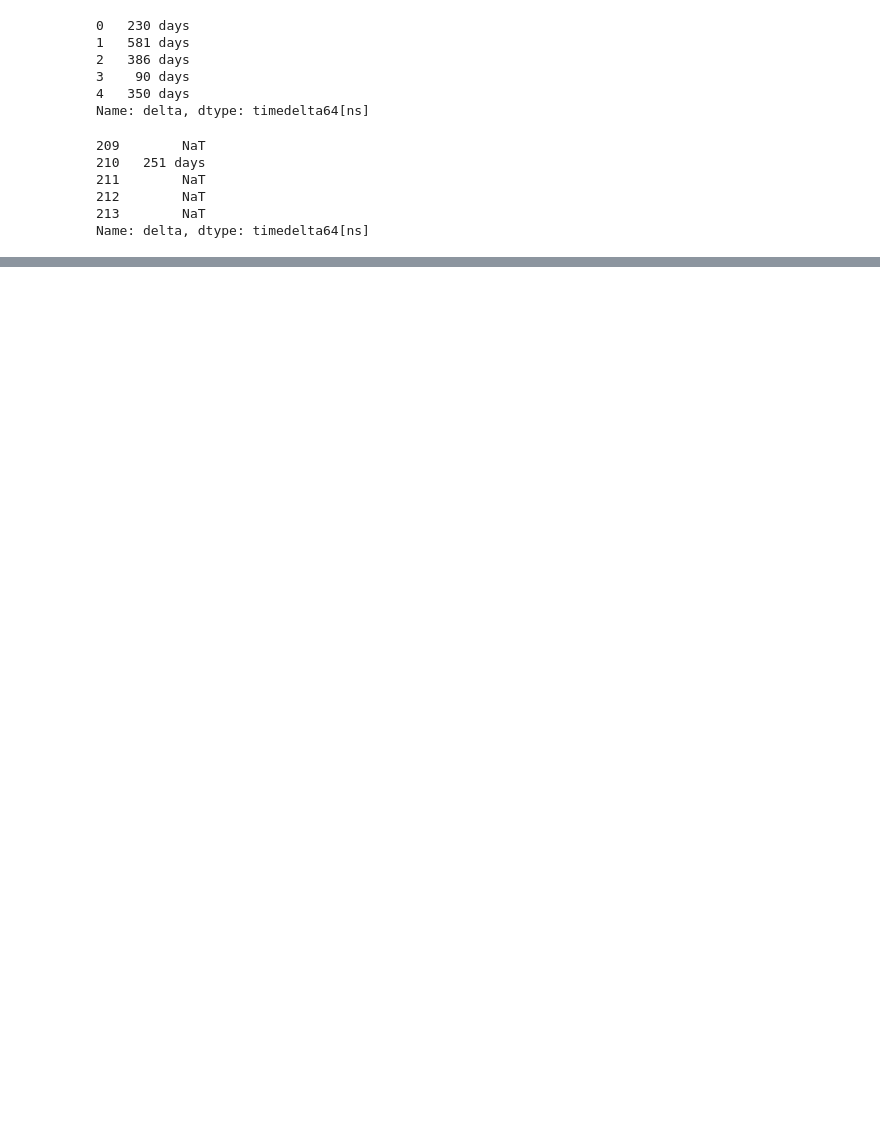
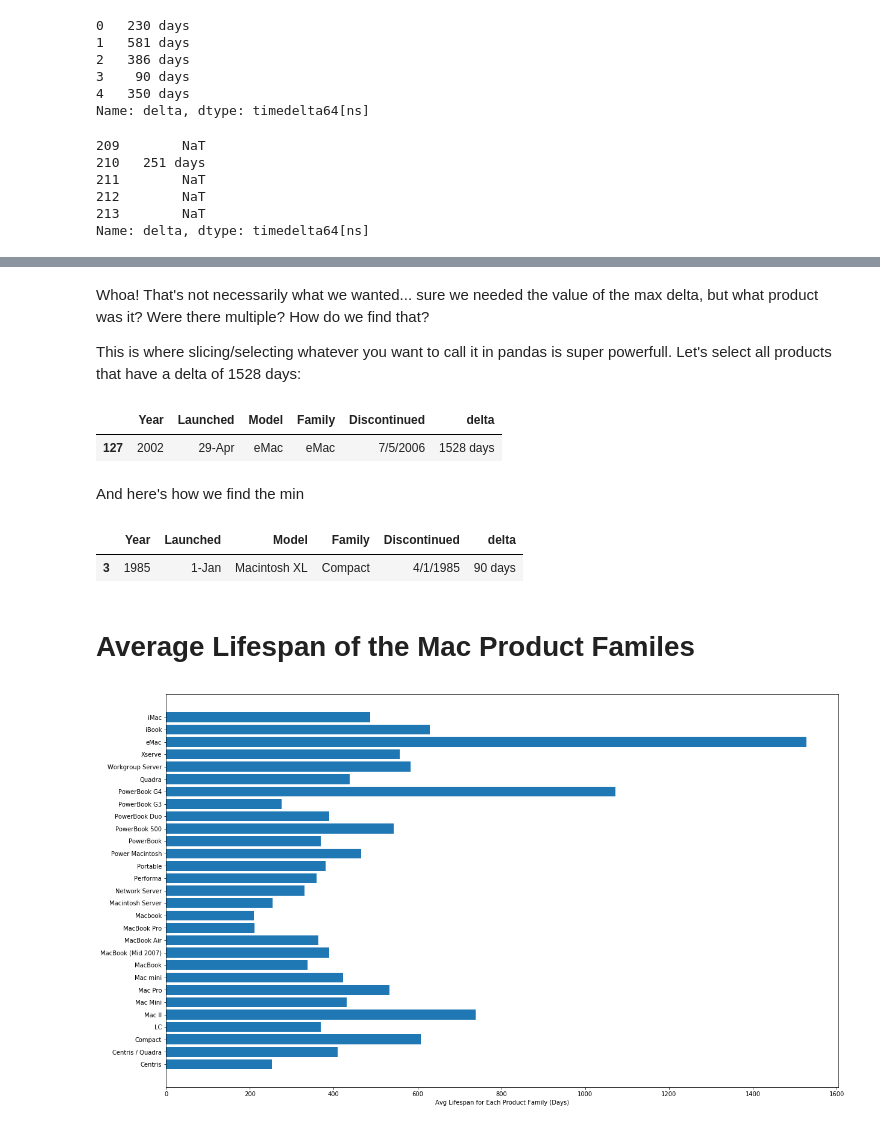
Before and after one commit to mertzjames/tutorials, a Jupyter notebook: Jupyter/Lab/challenge_lifespan_Solution.ipynb, the cells around one changed output, grey strips where cells are left out. Drawn from its saved outputs; the diff is of its cells as text; code cells hidden in the pictures; blank space fills up the shorter version.

Commit message:
full solution for the lifespan challenge

```diff
--- a/Jupyter/Lab/challenge_lifespan_Solution.ipynb
+++ b/Jupyter/Lab/challenge_lifespan_Solution.ipynb
@@ -46,22 +141,0 @@ plt.show()
-# %%
-import datetime as dt
-
-def combine_date(day_month, year):
-    month_conv = {
-        "Jan": 1,
-        "Feb": 2,
-        "Mar": 3,
-        "Apr": 4,
-        "May": 5,
-        "Jun": 6,
-        "Jul": 7,
-        "Aug": 8,
-        "Sep": 9,
-        "Oct": 10,
-        "Nov": 11,
-        "Dec": 12
-    }
-    day, month = day_month.split("-")
-    day = int(day)
-    month = month_conv[month]
-    return dt.date(year, month, day)
@@ -140,0 +235,34 @@ avg_lifespan
+# %% [markdown]
+Whoa!  That's not necessarily what we wanted... sure we needed the value of the max delta, but what product was it?  Were there multiple?  How do we find that?
+
+This is where slicing/selecting whatever you want to call it in pandas is super powerfull.  Let's select all products that have a delta of 1528 days:
+# %%
+mac_timeline_data[mac_timeline_data.delta == mac_timeline_data['delta'].max()]
+# %% [output]
+|  | Year | Launched | Model | Family | Discontinued | delta |
+| 127 | 2002 | 29-Apr | eMac | eMac | 7/5/2006 | 1528 days |
+# %% [markdown]
+And here's how we find the min
+# %%
+mac_timeline_data[mac_timeline_data.delta == mac_timeline_data['delta'].min()]
+# %% [output]
+|  | Year | Launched | Model | Family | Discontinued | delta |
+| 3 | 1985 | 1-Jan | Macintosh XL | Compact | 4/1/1985 | 90 days |
+# %% [markdown]
+# Average Lifespan of the Mac Product Familes
+# %%
+family_names = list(set(mac_timeline_data['Family']))
+
+family_lifespans = []
+for family in family_names:
+    lifespan_ds = mac_timeline_data[mac_timeline_data.Family == family]
+    lifespan_vals = [val.days for val in lifespan_ds['delta'] if val is not pd.NaT]
+    avg_lifespan = sum(lifespan_vals) / len(lifespan_vals)
+    family_lifespans.append(avg_lifespan)
+# %%
+plt.rcParams['figure.figsize'] = (20, 12)
+plt.barh(family_names, family_lifespans)
+plt.xlabel("Avg Lifespan for Each Product Family (Days)")
+plt.show()
+# %% [output]
+[figure, added]
```
Also changed, not shown: parts of 30 cells of this notebook, 1 other file.
